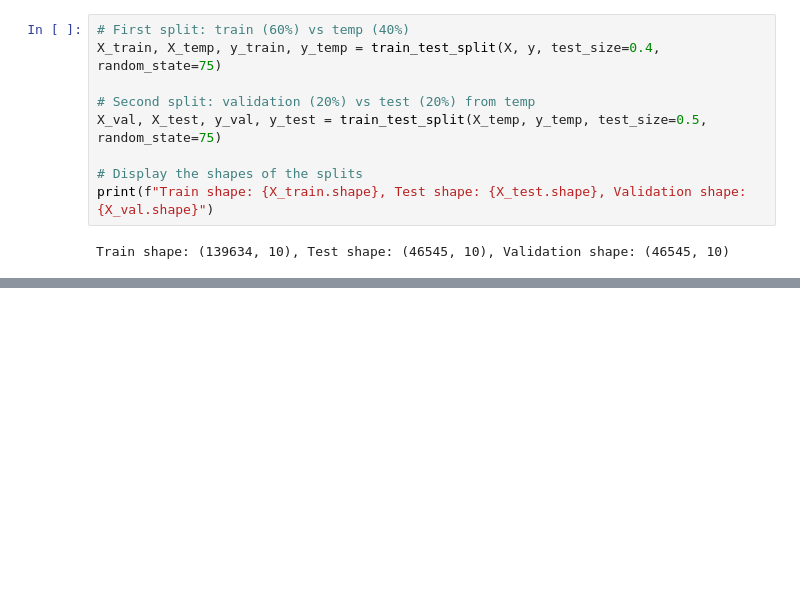
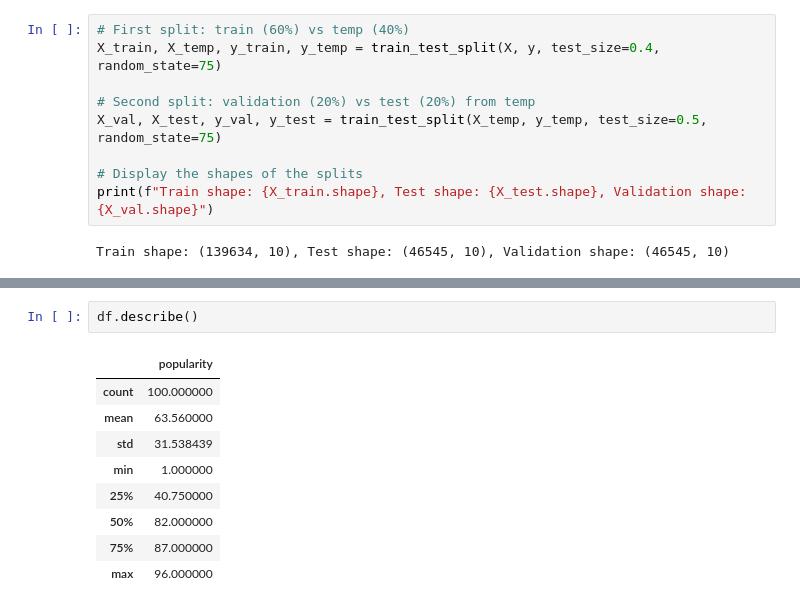
Before and after one commit to jeelfaldu7/predicting_spotify_song_popularity, a Jupyter notebook: notebook.ipynb, the cells around one changed output, grey strips where cells are left out. Cells and saved outputs as stored; diff of their text form; blank space fills up the shorter version.

```diff
--- a/notebook.ipynb
+++ b/notebook.ipynb
@@ -504,0 +579,12 @@ Test RMSE: 14.9121
+# %%
+df.describe()
+# %% [output]
+|  | popularity |
+| count | 100.000000 |
+| mean | 63.560000 |
+| std | 31.538439 |
+| min | 1.000000 |
+| 25% | 40.750000 |
+| 50% | 82.000000 |
+| 75% | 87.000000 |
+| max | 96.000000 |
```
Also changed, not shown: parts of 7 cells of this notebook, 2 other files.
